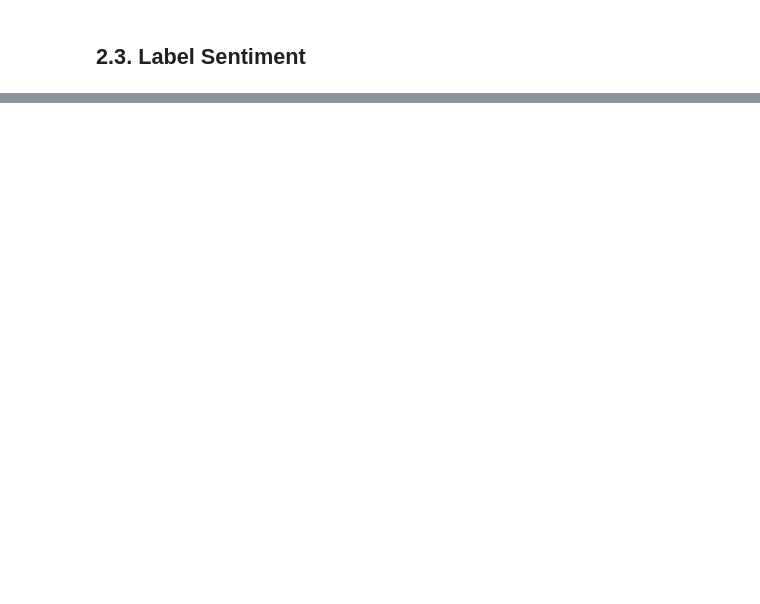
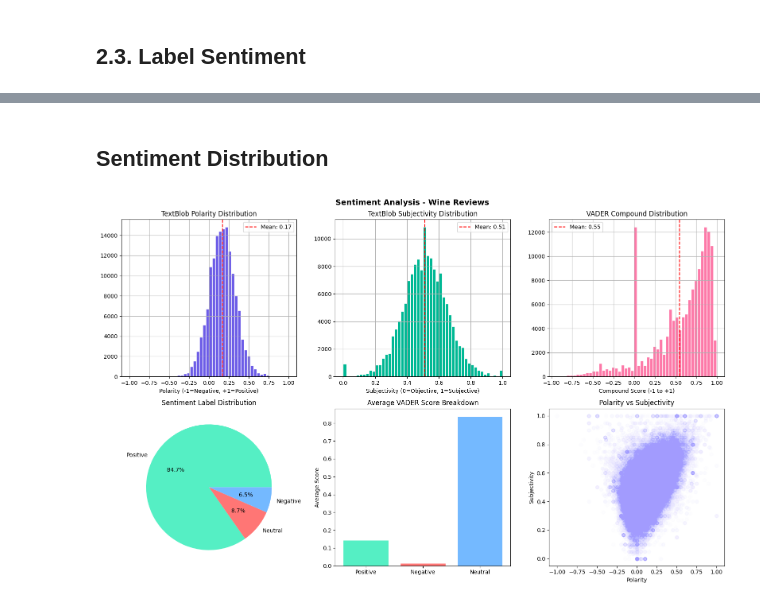
Before and after one commit to zakzakzak/dataScience, a Jupyter notebook: wine-reviews-description-nlp-analysis.ipynb, the cells around one changed output, grey strips where cells are left out. Cells and saved outputs as stored; diff of their text form; code cells hidden in the pictures; blank space fills up the shorter version.

Commit message:
Kaggle Notebook | Wine Reviews : Description - NLP Analysis | Version 6

```diff
--- a/wine-reviews-description-nlp-analysis.ipynb
+++ b/wine-reviews-description-nlp-analysis.ipynb
@@ -311,3 +311,53 @@ desc.head()
 | 2 | Mac Watson honors the memory of a... | 96 | 280 | 47 | 3 | [mac, watson, honors, memory, mad... | 0.137500 | 0.450000 | ... |
 | 3 | This spent 20 months in 30% new F... | 96 | 386 | 62 | 5 | [spent, months, new, french, oak,... | 0.105195 | 0.398268 | ... |
 | 4 | This is the top wine from La Bégu... | 95 | 376 | 66 | 6 | [top, bgude, named, highest, poin... | 0.088889 | 0.267778 | ... |
+# %% [markdown]
+## Sentiment Distribution
+# %%
+fig, axes = plt.subplots(2, 3, figsize=(16, 10))
+fig.suptitle("Sentiment Analysis - Wine Reviews", fontsize=14, fontweight='bold')
+
+# Polarity distribution
+desc["polarity"].hist(bins=50, ax=axes[0,0], color="#6c5ce7", edgecolor='white')
+axes[0,0].set_title("TextBlob Polarity Distribution")
+axes[0,0].set_xlabel("Polarity (-1=Negative, +1=Positive)")
+axes[0,0].axvline(desc["polarity"].mean(), color='red', linestyle='--', label=f'Mean: {desc["polarity"].mean():.2f}')
+axes[0,0].legend()
+
+# Subjectivity distribution
+desc["subjectivity"].hist(bins=50, ax=axes[0,1], color="#00b894", edgecolor='white')
+axes[0,1].set_title("TextBlob Subjectivity Distribution")
+axes[0,1].set_xlabel("Subjectivity (0=Objective, 1=Subjective)")
+axes[0,1].axvline(desc["subjectivity"].mean(), color='red', linestyle='--', label=f'Mean: {desc["subjectivity"].mean():.2f}')
+axes[0,1].legend()
+
+# VADER compound distribution
+desc["vader_compound"].hist(bins=50, ax=axes[0,2], color="#fd79a8", edgecolor='white')
+axes[0,2].set_title("VADER Compound Distribution")
+axes[0,2].set_xlabel("Compound Score (-1 to +1)")
+axes[0,2].axvline(desc["vader_compound"].mean(), color='red', linestyle='--', label=f'Mean: {desc["vader_compound"].mean():.2f}')
+axes[0,2].legend()
+
+# Sentiment label pie chart
+sentiment_counts = desc["sentiment_label"].value_counts()
+axes[1,0].pie(sentiment_counts, labels=sentiment_counts.index, autopct='%1.1f%%',
+              colors=["#55efc4", "#ff7675", "#74b9ff"])
+axes[1,0].set_title("Sentiment Label Distribution")
+
+# VADER pos/neg/neu bar
+vader_means = desc[["vader_pos", "vader_neg", "vader_neu"]].mean()
+axes[1,1].bar(["Positive", "Negative", "Neutral"], vader_means.values,
+              color=["#55efc4", "#ff7675", "#74b9ff"], edgecolor='white')
+axes[1,1].set_title("Average VADER Score Breakdown")
+axes[1,1].set_ylabel("Average Score")
+
+# Polarity vs Subjectivity scatter
+axes[1,2].scatter(desc["polarity"], desc["subjectivity"], alpha=0.01, color="#a29bfe")
+axes[1,2].set_title("Polarity vs Subjectivity")
+axes[1,2].set_xlabel("Polarity")
+axes[1,2].set_ylabel("Subjectivity")
+
+plt.tight_layout()
+plt.show()
+# %% [output]
+[figure, added]
```
